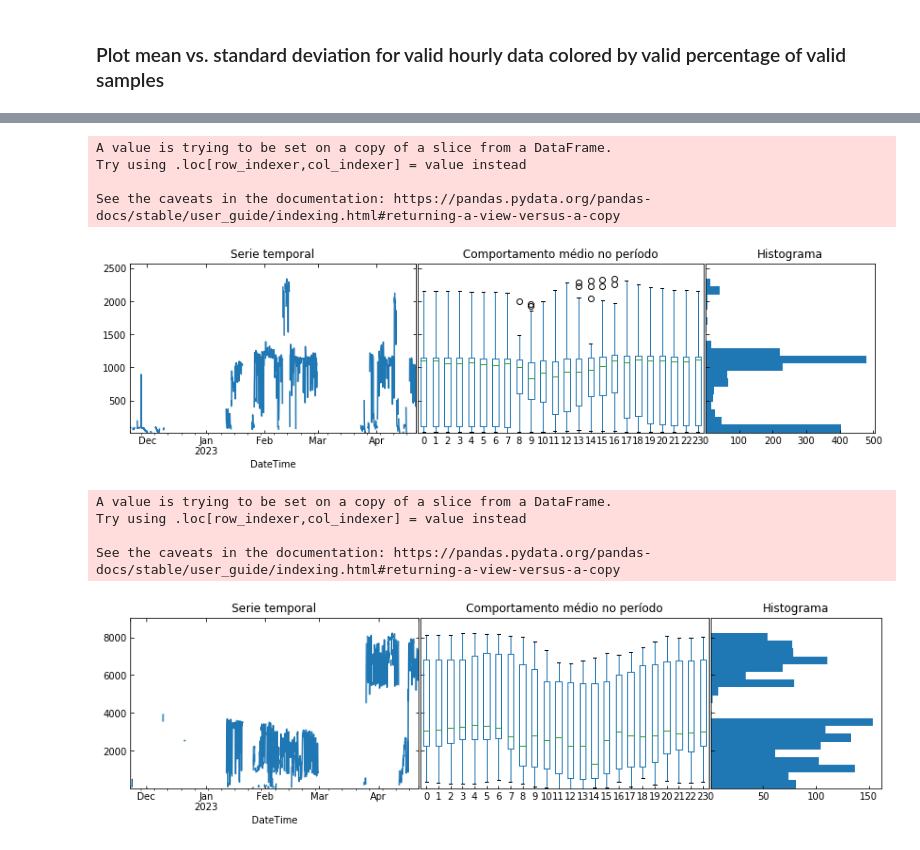
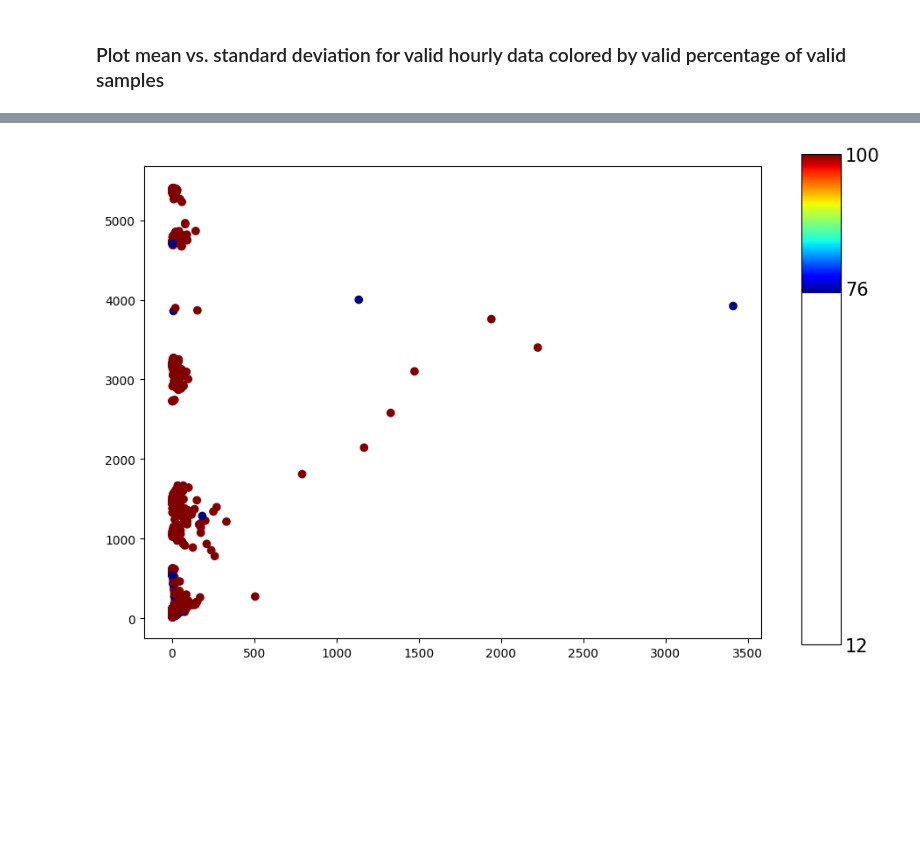
Before and after one commit to campofernando/lcqar-low-cost-monit-proc, a Jupyter notebook: field-data-treatment-Diamante_O3.ipynb, the cells around one changed output, grey strips where cells are left out. Drawn from its saved outputs; the diff is of its cells as text; code cells hidden in the pictures; blank space fills up the shorter version.

```diff
--- a/field-data-treatment-Diamante_O3.ipynb
+++ b/field-data-treatment-Diamante_O3.ipynb
@@ -487,3 +308,5 @@ def plot_box_hist(df, bins):
 # %%
-dataframe = alpha_o31_conc_data.sensor_dataframe_1hr[alpha_o31_conc_data.sensor_dataframe_1hr['Tag'] == 'VALID'].resample('H').mean()
-dataframe1 = alpha_o32_conc_data.sensor_dataframe_1hr[alpha_o32_conc_data.sensor_dataframe_1hr['Tag'] == 'VALID'].resample('H').mean()
+valid_dataframe_1 = (alpha_o31_conc_data.sensor_dataframe_1hr[alpha_o31_conc_data.sensor_dataframe_1hr['Tag'] == 'VALID']
+                   .drop(columns=['Tag']).resample('H').mean())
+valid_dataframe_2 = (alpha_o32_conc_data.sensor_dataframe_1hr[alpha_o32_conc_data.sensor_dataframe_1hr['Tag'] == 'VALID']
+                   .drop(columns=['Tag']).resample('H').mean())
@@ -538,16 +315,4 @@ plot_std_in_time(dataframe1)
-# %%
-plot_box_hist(dataframe, 20)
-# %% [output]
-A value is trying to be set on a copy of a slice from a DataFrame.
-Try using .loc[row_indexer,col_indexer] = value instead
-
-See the caveats in the documentation: https://pandas.pydata.org/pandas-docs/stable/user_guide/indexing.html#returning-a-view-versus-a-copy
-[figure, removed]
-# %%
-plot_box_hist(dataframe1, 20)
-# %% [output]
-A value is trying to be set on a copy of a slice from a DataFrame.
-Try using .loc[row_indexer,col_indexer] = value instead
-
-See the caveats in the documentation: https://pandas.pydata.org/pandas-docs/stable/user_guide/indexing.html#returning-a-view-versus-a-copy
-[figure, removed]
+# %%
+sensor_analysis.plot_mean_vs_std(valid_dataframe_1)
+# %% [output]
+[figure, added]
```
Also changed, not shown: parts of 54 cells of this notebook.
